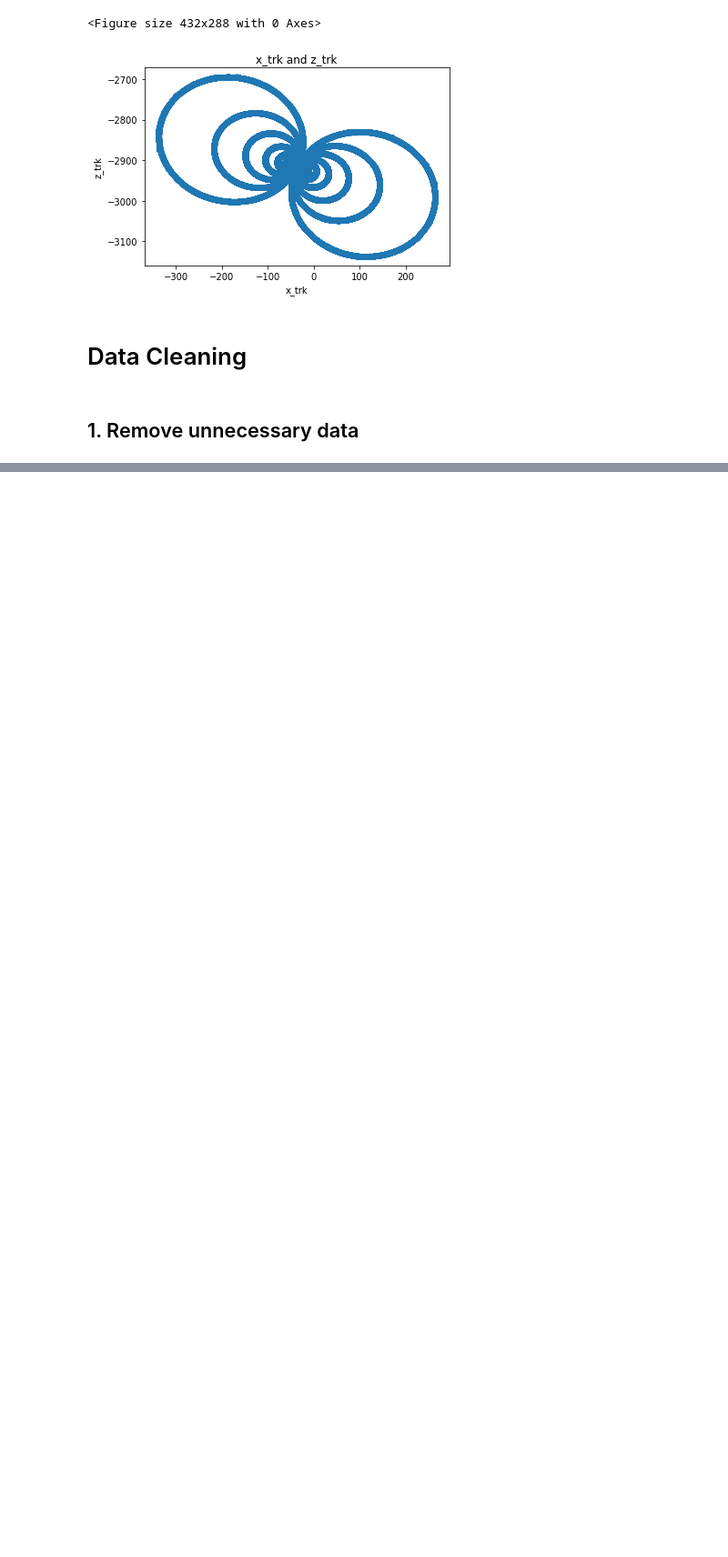
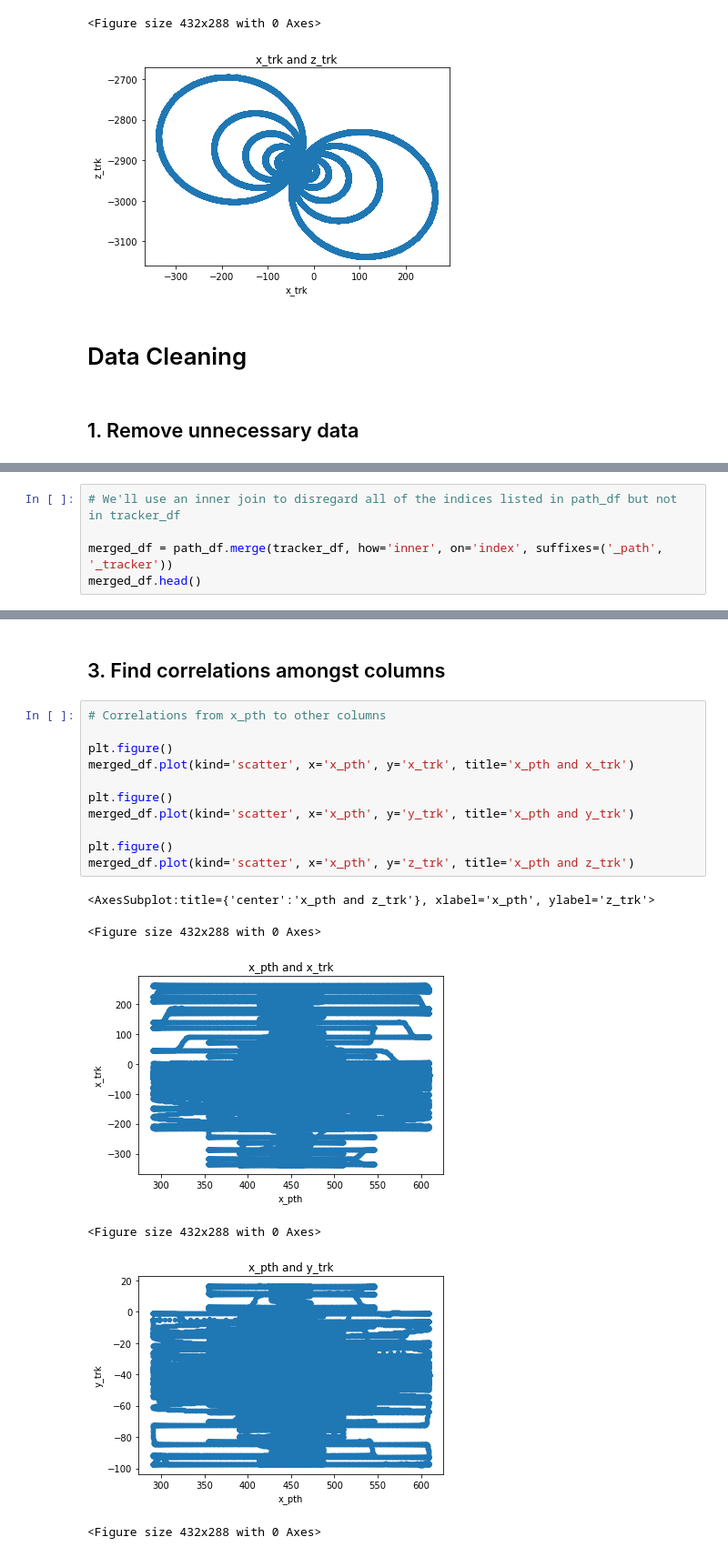
Before and after one commit to stephenhgregory/MachinaLabsThing, a Jupyter notebook: path/path_data_analysis.ipynb, the cells around one changed output, grey strips where cells are left out. Shown: that part at 91% size. Saved outputs shown, nothing was run; the diff lists cells and outputs as text; blank space fills up the shorter version.

```diff
--- a/path/path_data_analysis.ipynb
+++ b/path/path_data_analysis.ipynb
@@ -150,0 +147,5 @@ tracker_df.drop(columns=['z_trk', 't_trk'])
+# %%
+# We'll use an inner join to disregard all of the indices listed in path_df but not in tracker_df
+
+merged_df = path_df.merge(tracker_df, how='inner', on='index', suffixes=('_path', '_tracker'))
+merged_df.head()
@@ -150,0 +159,20 @@ tracker_df.drop(columns=['z_trk', 't_trk'])
+# %% [markdown]
+## 3. Find correlations amongst columns
+# %%
+# Correlations from x_pth to other columns
+
+plt.figure()
+merged_df.plot(kind='scatter', x='x_pth', y='x_trk', title='x_pth and x_trk')
+
+plt.figure()
+merged_df.plot(kind='scatter', x='x_pth', y='y_trk', title='x_pth and y_trk')
+
+plt.figure()
+merged_df.plot(kind='scatter', x='x_pth', y='z_trk', title='x_pth and z_trk')
+# %% [output]
+<AxesSubplot:title={'center':'x_pth and z_trk'}, xlabel='x_pth', ylabel='z_trk'>
+<Figure size 432x288 with 0 Axes>
+[figure, added]
+<Figure size 432x288 with 0 Axes>
+[figure, added]
+<Figure size 432x288 with 0 Axes>
```
Also changed, not shown: parts of 4 cells of this notebook, 5 other files.
